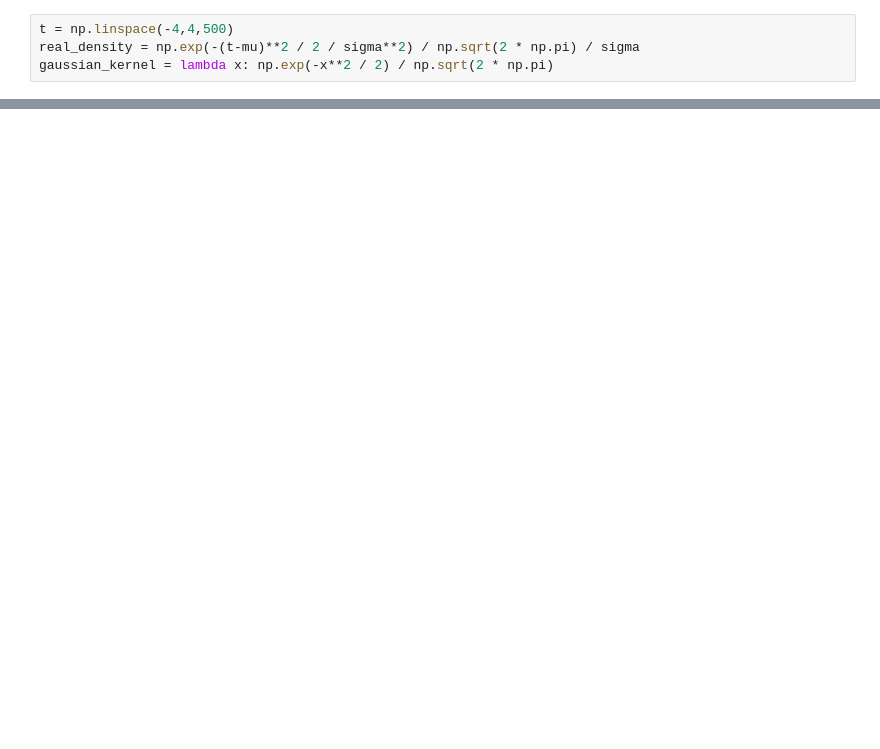
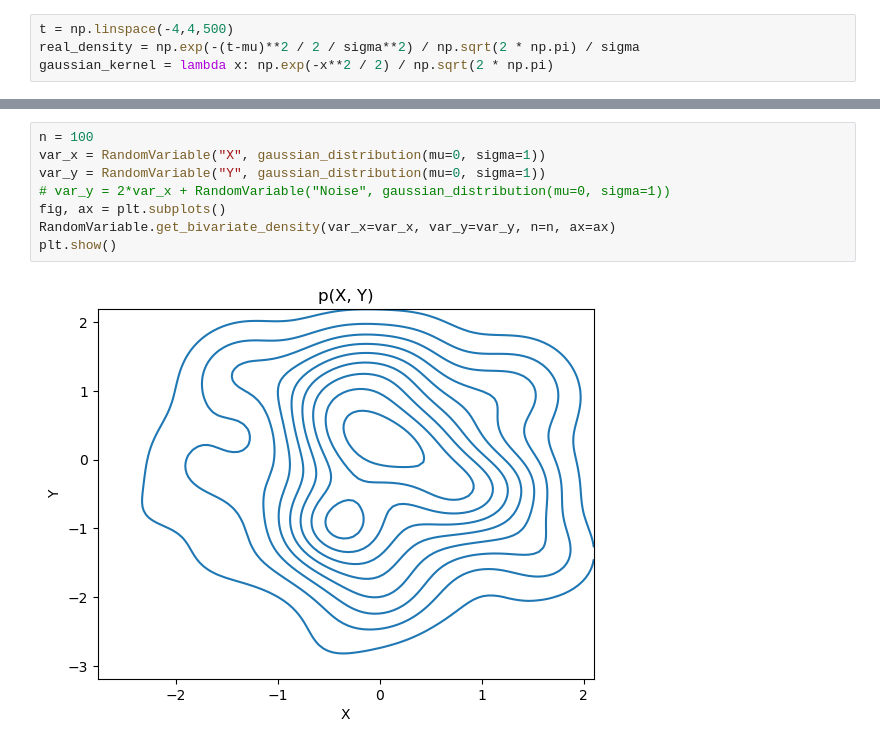
Before and after one commit to bmalick/machine-learning-grind, a Jupyter notebook: 01-machine-learning/01-stats/01-random-variables/main.ipynb, the cells around one changed output, grey strips where cells are left out. Drawn from its saved outputs; the diff is of its cells as text; blank space fills up the shorter version.

```diff
--- a/01-machine-learning/01-stats/01-random-variables/main.ipynb
+++ b/01-machine-learning/01-stats/01-random-variables/main.ipynb
@@ -123,0 +144,10 @@ plt.show()
+# %%
+n = 100
+var_x = RandomVariable("X", gaussian_distribution(mu=0, sigma=1))
+var_y = RandomVariable("Y", gaussian_distribution(mu=0, sigma=1))
+# var_y = 2*var_x + RandomVariable("Noise", gaussian_distribution(mu=0, sigma=1))
+fig, ax = plt.subplots()
+RandomVariable.get_bivariate_density(var_x=var_x, var_y=var_y, n=n, ax=ax)
+plt.show()
+# %% [output]
+[figure, added]
```
Also changed, not shown: parts of 22 cells of this notebook, 2 other files.
